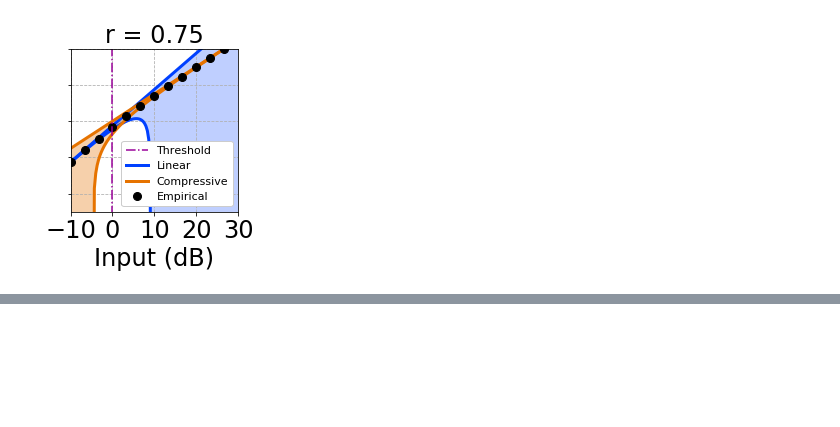
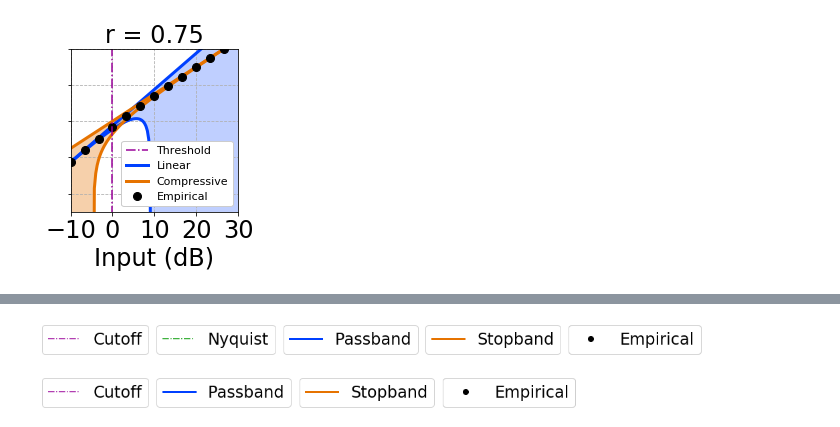
Before and after one commit to BirdVox/lostanlen_spl2018, a Jupyter notebook: pcen_asymptotics.ipynb, the cells around one changed output, grey strips where cells are left out. Cells and saved outputs as stored; diff of their text form; code cells hidden in the pictures; blank space fills up the shorter version.

```diff
--- a/pcen_asymptotics.ipynb
+++ b/pcen_asymptotics.ipynb
@@ -325,0 +328,48 @@ plt.gca()get
+# %%
+from matplotlib import pyplot as plt
+fig = plt.figure(figsize=(20.0, 0.35), frameon=False)
+plt.gca().axis('off')
+
+legend_handles = [legend_cutoff[0], legend_nyquist[0],
+    legend_passband, legend_stopband,
+    legend_empirical[0]]
+xs = [0.14, 0.31, 0.501, 0.692, 0.88]
+
+legs = []
+for h, x in zip(legend_handles, xs):
+    leg = plt.legend(handles=[h],
+        fontsize=24, bbox_to_anchor=(x, 1.80))
+    leg.get_frame().set_alpha(1)
+    legs.append(leg)
+
+for leg in legs:
+    plt.gca().add_artist(leg)
+
+fig.savefig('frequency_response_legend.png',
+            transparent=True, bbox_inches="tight", dpi=1000)
+# %% [output]
+[figure, added]
+# %%
+from matplotlib import pyplot as plt
+fig = plt.figure(figsize=(20.0, 0.35), frameon=False)
+plt.gca().axis('off')
+
+legend_handles = [legend_cutoff[0],
+    legend_passband, legend_stopband,
+    legend_empirical[0]]
+xs = [0.14, 0.331, 0.523, 0.712]
+
+legs = []
+for h, x in zip(legend_handles, xs):
+    leg = plt.legend(handles=[h],
+        fontsize=24, bbox_to_anchor=(x, 1.80))
+    leg.get_frame().set_alpha(1)
+    legs.append(leg)
+
+for leg in legs:
+    plt.gca().add_artist(leg)
+
+fig.savefig('frequency_response_legend.png',
+            transparent=True, bbox_inches="tight", dpi=1000)
+# %% [output]
+[figure, added]
```
Also changed, not shown: parts of 4 cells of this notebook, 11 other files.
